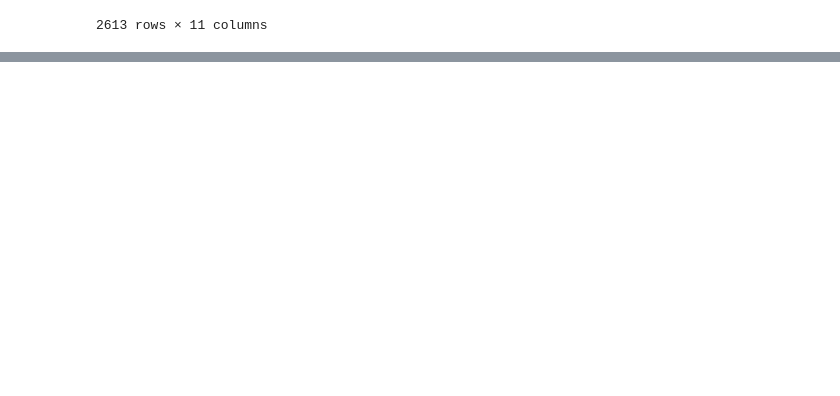
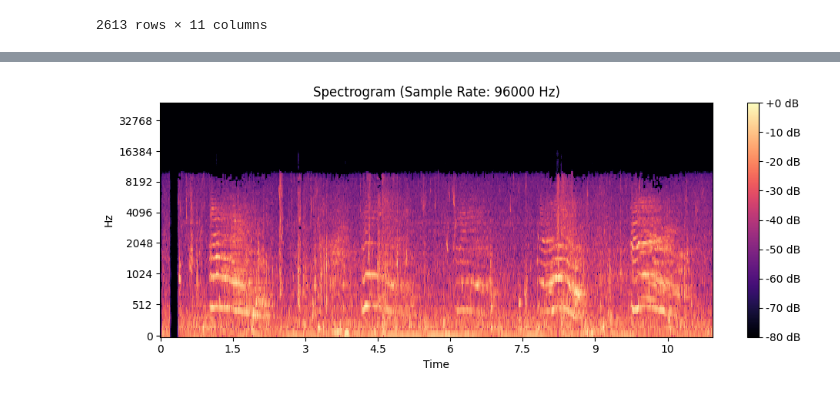
Before and after one commit to TherealBarnar/Underwater-Sounds-Classification-1, a Jupyter notebook: preprocessing.ipynb, the cells around one changed output, grey strips where cells are left out. Saved outputs shown, nothing was run; the diff lists cells and outputs as text; code cells hidden in the pictures; blank space fills up the shorter version.

```diff
--- a/preprocessing.ipynb
+++ b/preprocessing.ipynb
@@ -150,0 +172,5 @@ pd_res
+# %%
+original_audio = "C://Users//mario//OneDrive//Desktop//Dataset-Segmentato//Non-Target//Right whale//RightWhale_seg"
+helper.create_spectrogram(file_path, new_sr)
+# %% [output]
+[figure, added]
```
Also changed, not shown: parts of 11 cells of this notebook, 4 other files.
